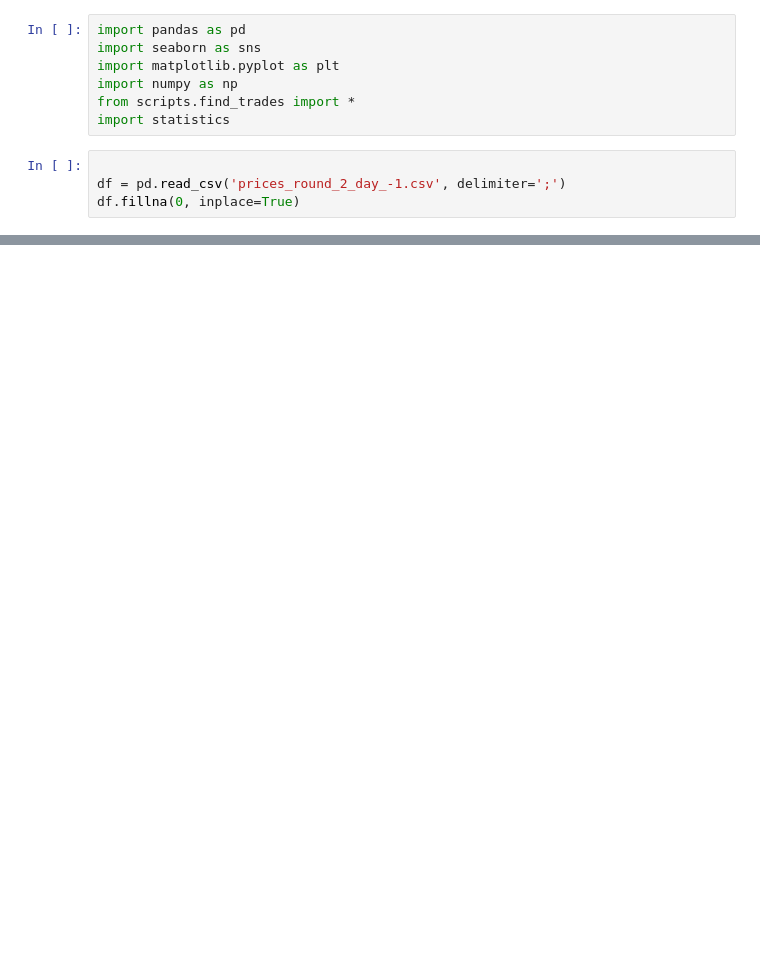
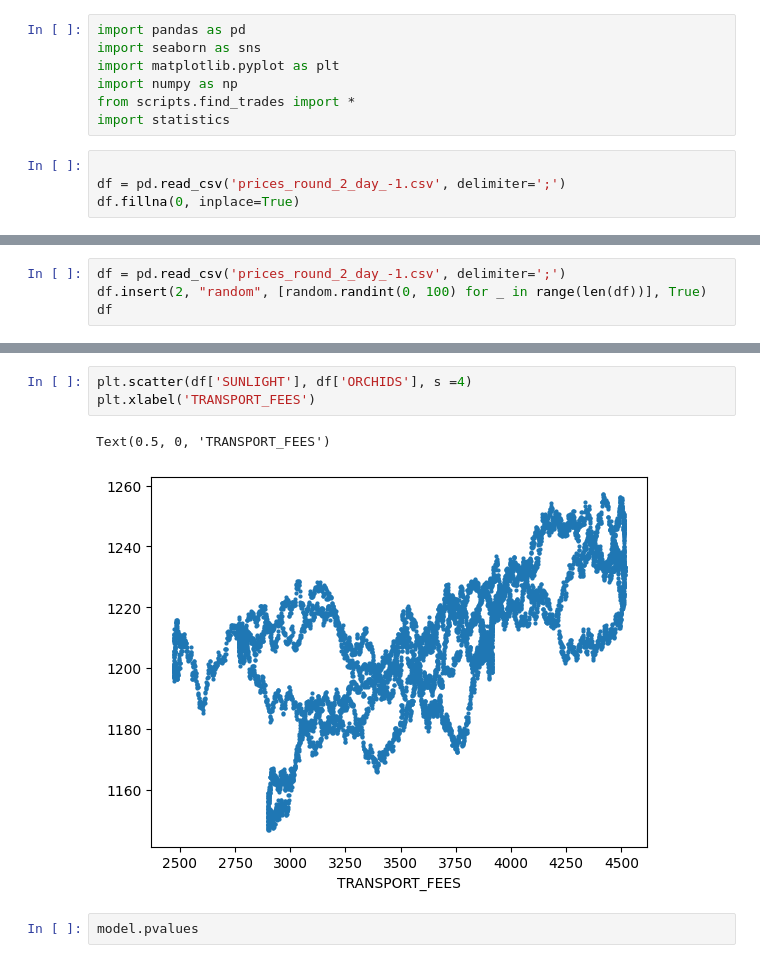
Before and after one commit to VincentG03/IMC-Poverty, a Jupyter notebook: Ziheng/arb.ipynb, the cells around one changed output, grey strips where cells are left out. Cells and saved outputs as stored; diff of their text form; blank space fills up the shorter version.

```diff
--- a/Ziheng/arb.ipynb
+++ b/Ziheng/arb.ipynb
@@ -39,0 +122,4 @@ def guess():
+# %%
+df = pd.read_csv('prices_round_2_day_-1.csv', delimiter=';')
+df.insert(2, "random", [random.randint(0, 100) for _ in range(len(df))], True)
+df
@@ -39,0 +168,8 @@ def guess():
+# %%
+plt.scatter(df['SUNLIGHT'], df['ORCHIDS'], s =4)
+plt.xlabel('TRANSPORT_FEES')
+# %% [output]
+Text(0.5, 0, 'TRANSPORT_FEES')
+[figure, added]
+# %%
+model.pvalues
```
Also changed, not shown: parts of 8 cells of this notebook, 7 other files.
